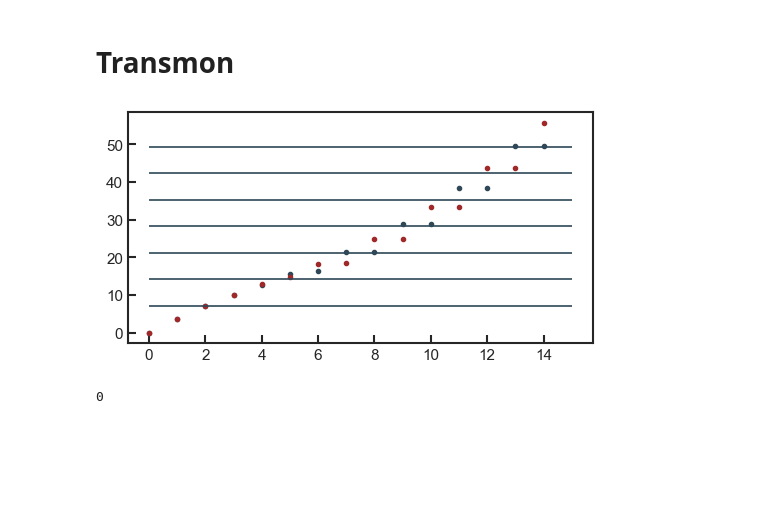
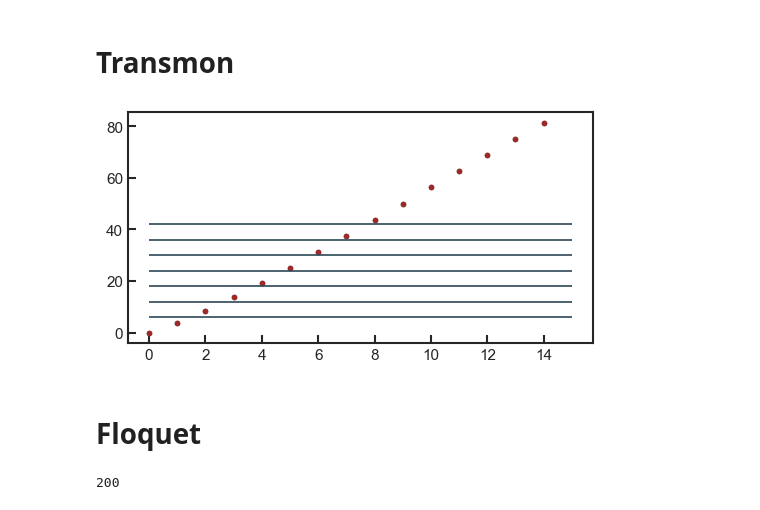
Before and after one commit to mariefdum/ionization, a Jupyter notebook: Example_Floquet.ipynb, the cells around one changed output. Cells and saved outputs as stored; diff of their text form; code cells hidden in the pictures; blank space fills up the shorter version.

Commit message:
added L shuted transmon to floquet simulations

```diff
--- a/Example_Floquet.ipynb
+++ b/Example_Floquet.ipynb
@@ -50,48 +50,66 @@ ns,us,ms = 1,1e3,1e6
 # %%
 # PARAMÈTRES DIAGONALISATION
 max_charge = 200
-n_trunc = 20
+n_trunc = 31
 max_fock = 10
 
-# physical parameters
-E_J_a_m = [8.717862654789487*GHz, -0.06694206359451146*GHz, 0.0034684306473925027*GHz]
-E_J_b_m = [0, 0, 0]
-phi_ext = 0
-E_C = 0.2166222390426093*GHz
-g = 0.18647882941197633*GHz
-omega_r = 7.047670130602469*GHz
-omega_d = 7.0535*GHz
+# physical parameters : KIT transmon
+# E_J_a_m = [8.717862654789487*GHz, -0.06694206359451146*GHz, 0.0034684306473925027*GHz]
+# E_J_b_m = [0, 0, 0]
+# E_C = 0.2166222390426093*GHz
+# g = 0.18647882941197633*GHz
+# omega_r = 7.047670130602469*GHz
+# omega_d = 7.0535*GHz
+
+# Xander parameters
+E_J = 4.45 * GHz
+E_L = 4.44 * GHz
+E_C = 1 * GHz
+type_qubit = "L_shunt"
+phi_ext = np.pi
+g = 100 * MHz
+omega_r = 6*GHz
+omega_d = omega_r
+n_g =0
 # %% [markdown]
 # Transmon
 # %%
 for n_g in [0,0.5]:
 
-    Transmon_params = {'E_J_a_m':E_J_a_m,'E_J_b_m':E_J_b_m,'phi_ext':phi_ext,'E_C':E_C,'g':g,'omega_r':omega_r,'max_charge':max_charge,'max_fock':max_fock,'n_trunc':n_trunc,'n_g':n_g}
+    #Transmon_params = {'E_J_a_m':E_J_a_m,'E_J_b_m':E_J_b_m,'phi_ext':phi_ext,'E_C':E_C,'g':g,'omega_r':omega_r,'max_charge':max_charge,'max_fock':max_fock,'n_trunc':n_trunc,'n_g':n_g}
+    Transmon_params = {'E_J':E_J,'E_L':E_L,'phi_ext':phi_ext, 'n_g':n_g,'E_C':E_C,'g':g,'omega_r':omega_r,'max_fock':max_fock,'n_trunc':n_trunc,'type':type_qubit}
+
     transmon_cavity = TM.Transmon_Cavity(Transmon_params)
 
     transmon = transmon_cavity.Transmon
     eigs_t = transmon.E
     eigv_t = transmon.Eigvecs
     H_t = transmon.H_t_eigbasis  # Hamiltonien diagonal
     I_t = transmon.I_t
     n_t = transmon.n_t_eigbasis  # charge operator in transmon eigenbasis
     omega_q = transmon.omega_q
 
     plt.plot((eigs_t[0:15]-np.min(eigs_t))/GHz,'.')
 
 for i in range(1,8):
     plt.hlines(i*omega_d/GHz,0,15)
 # %% [output]
-[figure, old version]
+[figure, new version]
+# %% [markdown]
+# Floquet
 # %%
 #Floquet
-max_fock_floquet = 200
-eps_d_step = 5*MHz
-eps_d_max = 2*g*np.sqrt(max_fock_floquet)
+max_fock_floquet = 100
+eps_d_step = 10 * MHz
+eps_d_max = 2 * g * np.sqrt(max_fock_floquet)
 eps_d_vec = np.arange(0,eps_d_max,eps_d_step)
 N_times = 1
 N_periods = 1
 phi = 0
+
+print(len(eps_d_vec))
+# %% [output]
+200
 # %%
 # FLOQUET : generate and track
 
@@ -118,4 +133,0 @@ overlap_tot = FA.calculate_overlap_tot(n_trunc,f_modes_0_sorted,eps_d_vec)
-# %%
-n_g
-# %% [output]
-0
```
Also changed, not shown: parts of 15 cells of this notebook, 5 other files.
